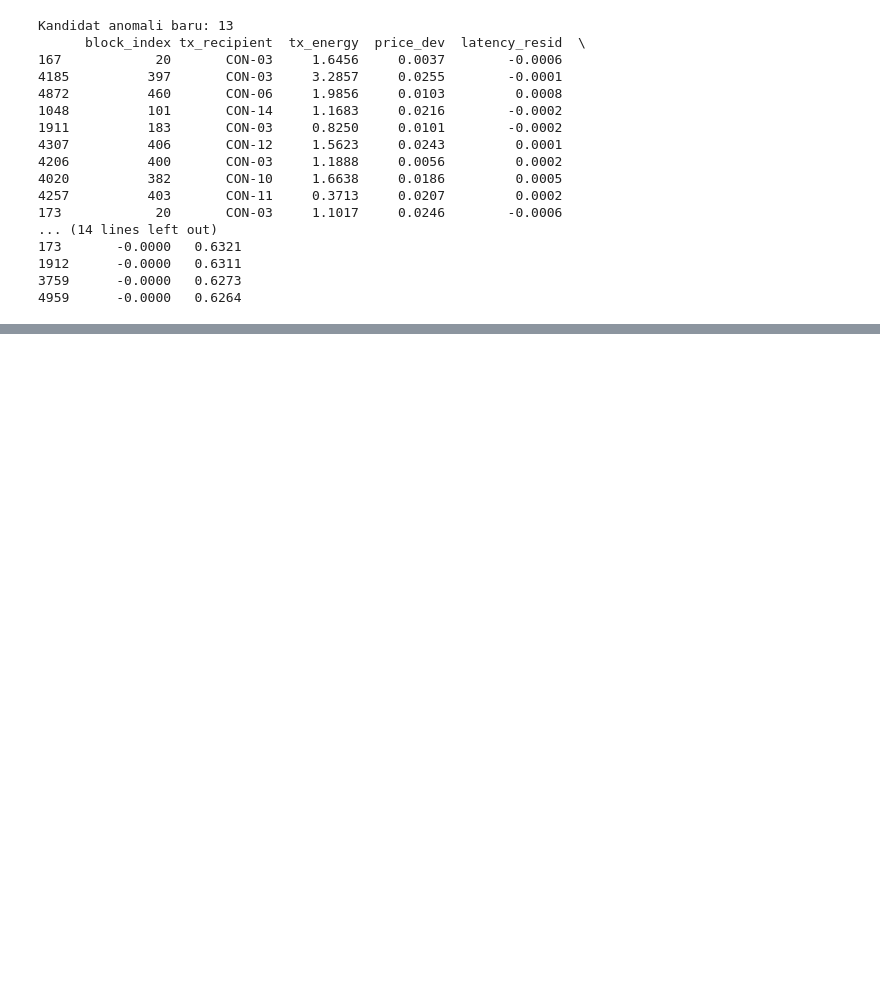
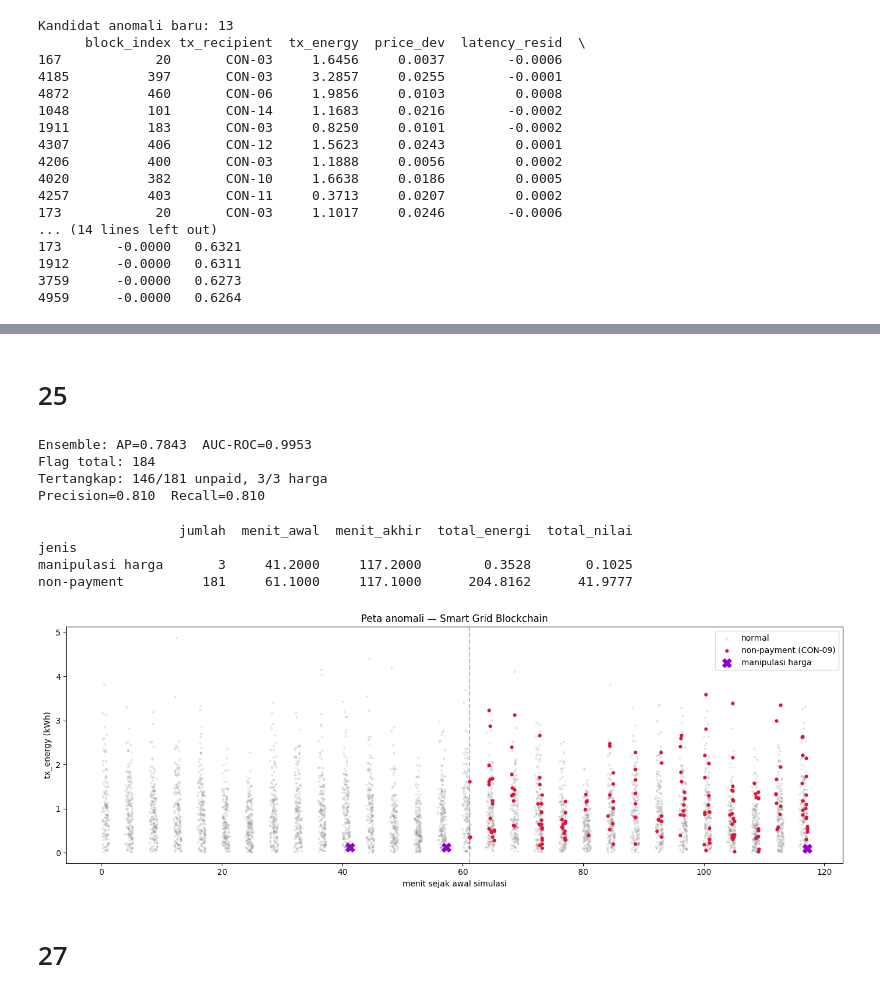
Before and after one commit to Gatoetkatja/smart-grid-blockchain, a Jupyter notebook: notebook.ipynb, the cells around one changed output, grey strips where cells are left out. Drawn from its saved outputs; the diff is of its cells as text; code cells hidden in the pictures; blank space fills up the shorter version.

```diff
--- a/notebook.ipynb
+++ b/notebook.ipynb
@@ -620,0 +689,63 @@ Kandidat anomali baru: 13
+# %% [markdown]
+# 25
+# %%
+for v in ['B', 'C']:
+    fe[f'rank_{v}'] = fe[f'score_{v}'].rank(pct=True)
+fe['score_ens'] = fe[['rank_B', 'rank_C']].max(axis=1)
+
+ap  = average_precision_score(fe['pseudo_label'], fe['score_ens'])
+auc = roc_auc_score(fe['pseudo_label'], fe['score_ens'])
+print(f"Ensemble: AP={ap:.4f}  AUC-ROC={auc:.4f}")
+
+# Threshold setara: flag 184 teratas (sesuai estimasi anomali)
+fe['flag_ens'] = (fe['score_ens'] >= fe['score_ens'].nlargest(184).min()).astype(int)
+caught = fe[fe['flag_ens'] == 1]
+print(f"Flag total: {fe['flag_ens'].sum()}")
+print(f"Tertangkap: {caught['unpaid'].sum()}/181 unpaid, "
+      f"{(caught['price_dev'] > 0.20).sum()}/3 harga")
+tp = ((fe['flag_ens']==1) & (fe['pseudo_label']==1)).sum()
+print(f"Precision={tp/fe['flag_ens'].sum():.3f}  Recall={tp/184:.3f}")
+# %% [output]
+Ensemble: AP=0.7843  AUC-ROC=0.9953
+Flag total: 184
+Tertangkap: 146/181 unpaid, 3/3 harga
+Precision=0.810  Recall=0.810
+# %%
+# Satu tabel master semua anomali untuk laporan
+registry = fe[fe['pseudo_label']==1].copy()
+registry['jenis'] = np.where(registry['unpaid'], 'non-payment', 'manipulasi harga')
+registry['menit'] = ((registry['tx_timestamp'] - t0) / 60).round(1)
+
+print(registry.groupby('jenis').agg(
+    jumlah=('tx_id', 'count'),
+    menit_awal=('menit', 'min'),
+    menit_akhir=('menit', 'max'),
+    total_energi=('tx_energy', 'sum'),
+    total_nilai=('tx_amount', 'sum'),
+))
+
+# Visualisasi penutup: peta anomali di ruang waktu × energi
+plt.figure(figsize=(14, 5))
+normal_pts = fe[fe['pseudo_label']==0]
+plt.scatter((normal_pts['tx_timestamp']-t0)/60, normal_pts['tx_energy'],
+            s=4, alpha=0.15, color='gray', label='normal')
+unp = fe[fe['unpaid']]
+plt.scatter((unp['tx_timestamp']-t0)/60, unp['tx_energy'],
+            s=12, color='crimson', label='non-payment (CON-09)')
+hrg = fe[fe['price_dev']>0.20]
+plt.scatter((hrg['tx_timestamp']-t0)/60, hrg['tx_energy'],
+            s=120, marker='X', color='darkviolet', label='manipulasi harga')
+plt.axvline(61.1, color='crimson', ls='--', alpha=0.4)
+plt.xlabel('menit sejak awal simulasi'); plt.ylabel('tx_energy (kWh)')
+plt.title('Peta anomali — Smart Grid Blockchain')
+plt.legend(); plt.tight_layout()
+plt.savefig('peta_anomali.png', dpi=120, bbox_inches='tight')
+plt.show()
+# %% [output]
+                  jumlah  menit_awal  menit_akhir  total_energi  total_nilai
+jenis
+manipulasi harga       3     41.2000     117.2000        0.3528       0.1025
+non-payment          181     61.1000     117.1000      204.8162      41.9777
+[figure, added]
+# %% [markdown]
+# 27
```
Also changed, not shown: parts of 5 cells of this notebook, 2 other files.
